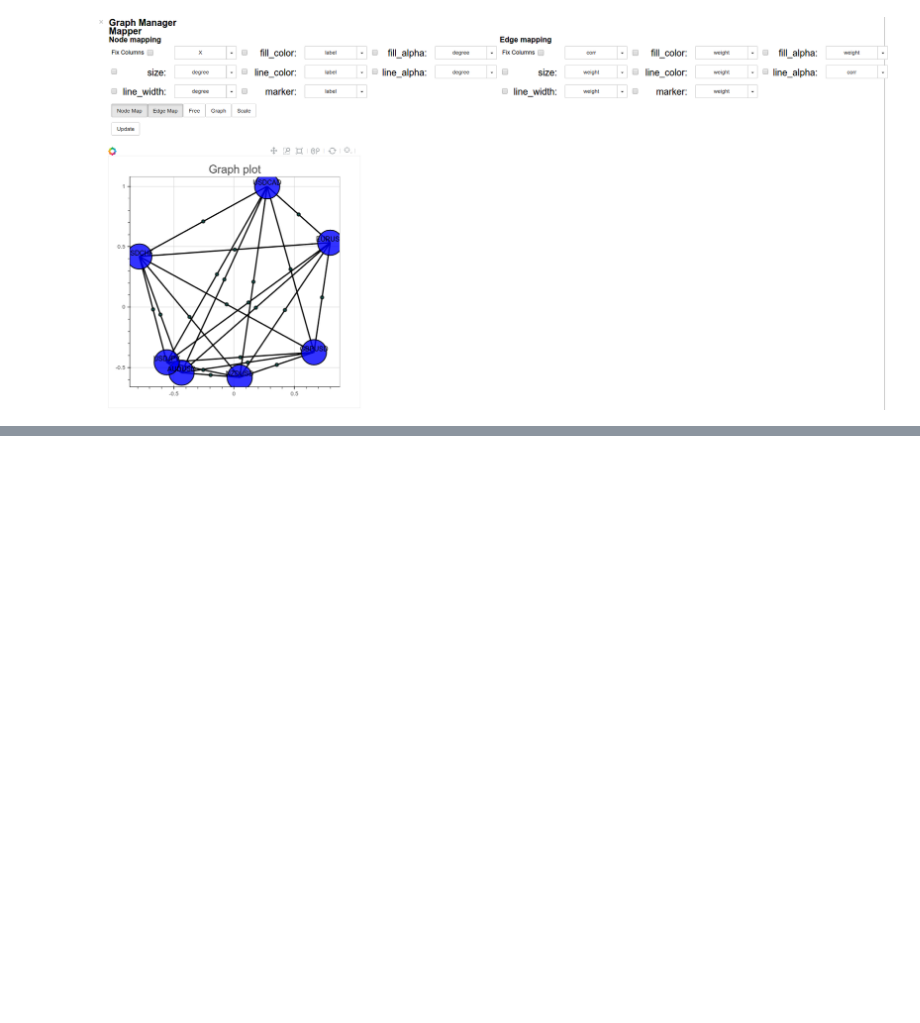
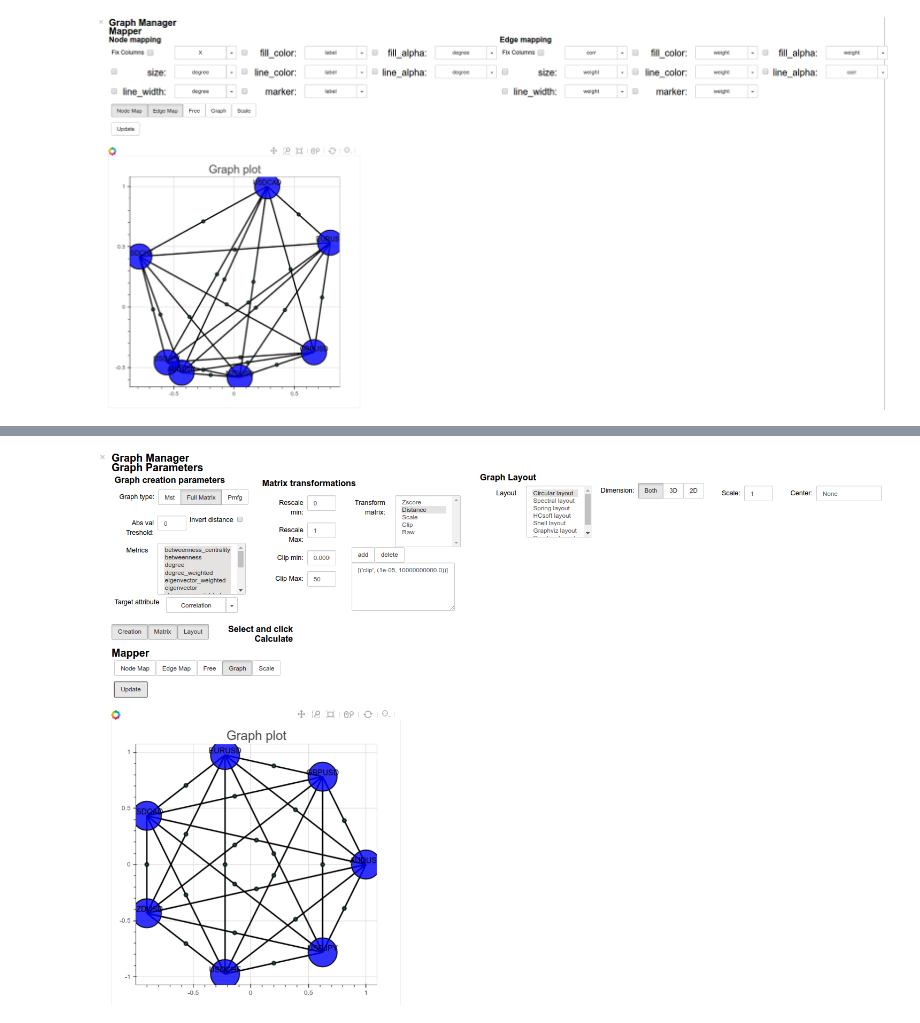
Before and after one commit to HCsoft-RD/shaolin, a Jupyter notebook: examples/GraphPlot.ipynb, the cells around one changed output, grey strips where cells are left out. Cells and saved outputs as stored; diff of their text form; code cells hidden in the pictures; blank space fills up the shorter version.

```diff
--- a/examples/GraphPlot.ipynb
+++ b/examples/GraphPlot.ipynb
@@ -58,0 +99,5 @@ Image(filename='gplot_data/widget.png')
+# %%
+Image(filename='gplot_data/layout.png')
+#gp.widget
+# %% [output]
+[figure, added]
```
Also changed, not shown: parts of 47 cells of this notebook, 11 other files.
